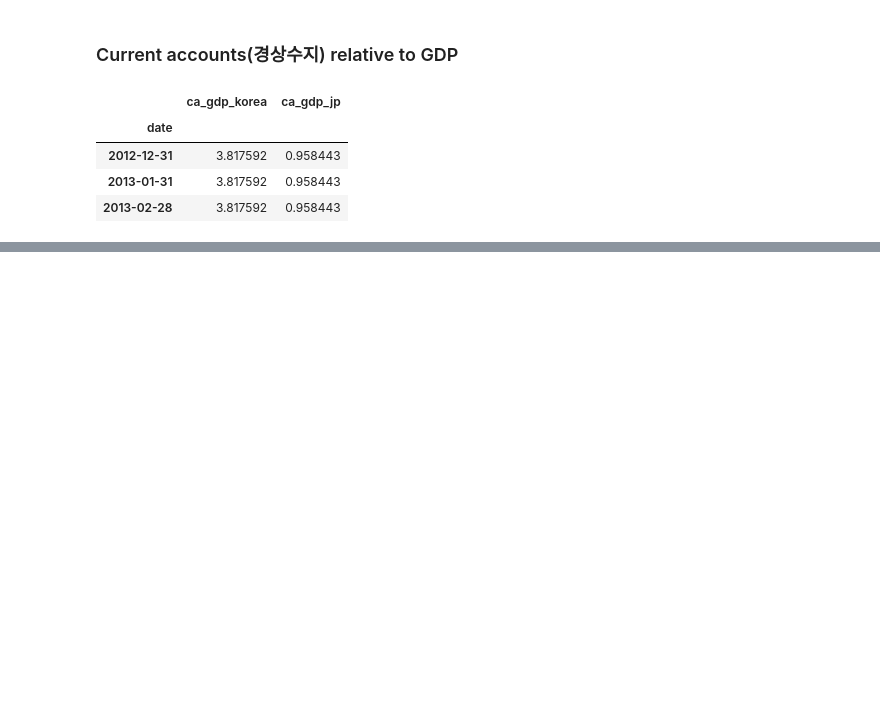
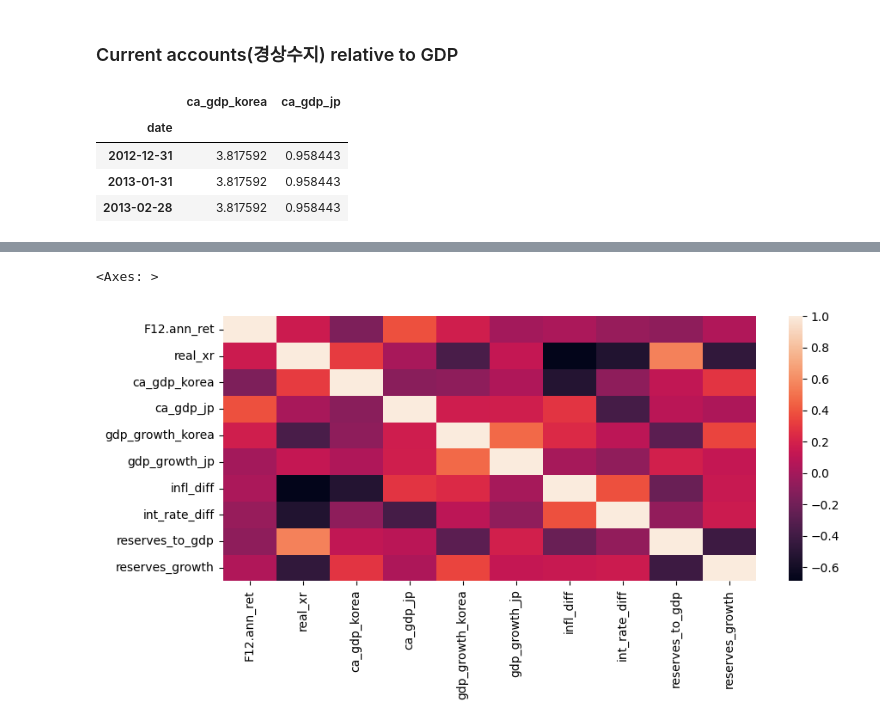
Before and after one commit to YoungminChoAtKaist/findb2024, a Jupyter notebook: findatabase.ipynb, the cells around one changed output, grey strips where cells are left out. Drawn from its saved outputs; the diff is of its cells as text; code cells hidden in the pictures; blank space fills up the shorter version.

```diff
--- a/findatabase.ipynb
+++ b/findatabase.ipynb
@@ -746,0 +775,3 @@ df_merged.loc['2012-12-26':][['ca_gdp_korea', 'ca_gdp_jp']].head(3)
+# %%
+df_merged['infl_diff'] = df_merged['infl_korea'] - df_merged['infl_jp']
+df_merged['int_rate_diff'] = df_merged['int_rate_korea'] - df_merged['int_rate_jp']
@@ -746,0 +780,3 @@ df_merged.loc['2012-12-26':][['ca_gdp_korea', 'ca_gdp_jp']].head(3)
+# %%
+df_merged['reserves_to_gdp'] = df_merged['foreign_reserves'] / df_merged['gdp_korea'] /1000 * 100
+df_merged['reserves_growth'] = df_merged['foreign_reserves'].pct_change(periods=12) * 100
@@ -746,0 +785,11 @@ df_merged.loc['2012-12-26':][['ca_gdp_korea', 'ca_gdp_jp']].head(3)
+# %%
+df_sample = df_merged[[
+    'F12.ann_ret', 'real_xr',
+    'ca_gdp_korea', 'ca_gdp_jp',
+    'gdp_growth_korea', 'gdp_growth_jp',
+    'infl_diff', 'int_rate_diff',
+    'reserves_to_gdp', 'reserves_growth'
+]]
+# %%
+df_sample = df_sample.dropna()
+df_sample = df_sample.loc['1998-12-31':]
@@ -746,0 +804,6 @@ df_merged.loc['2012-12-26':][['ca_gdp_korea', 'ca_gdp_jp']].head(3)
+# %%
+corr = df_sample.corr()
+sns.heatmap(corr)
+# %% [output]
+<Axes: >
+[figure, added]
```
Also changed, not shown: parts of 17 cells of this notebook.
